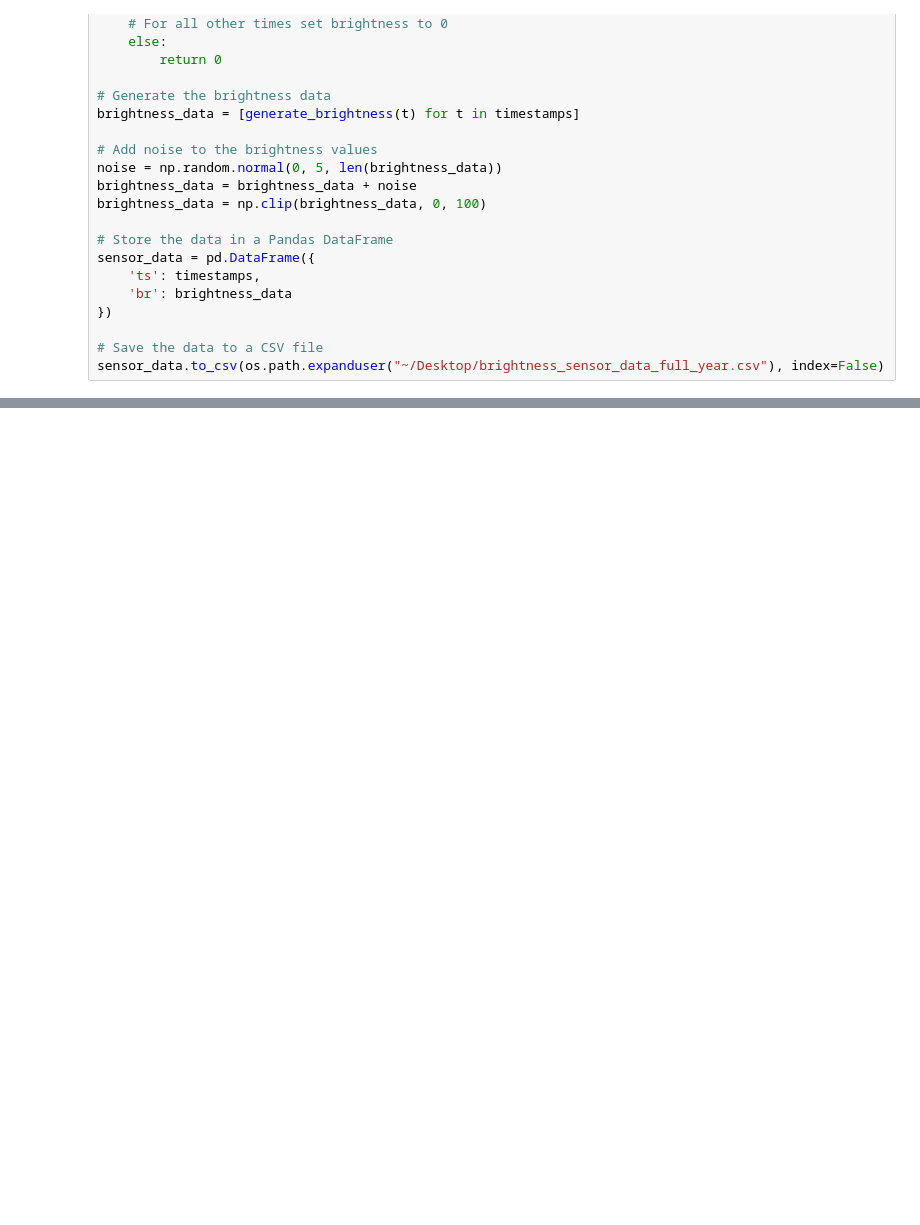
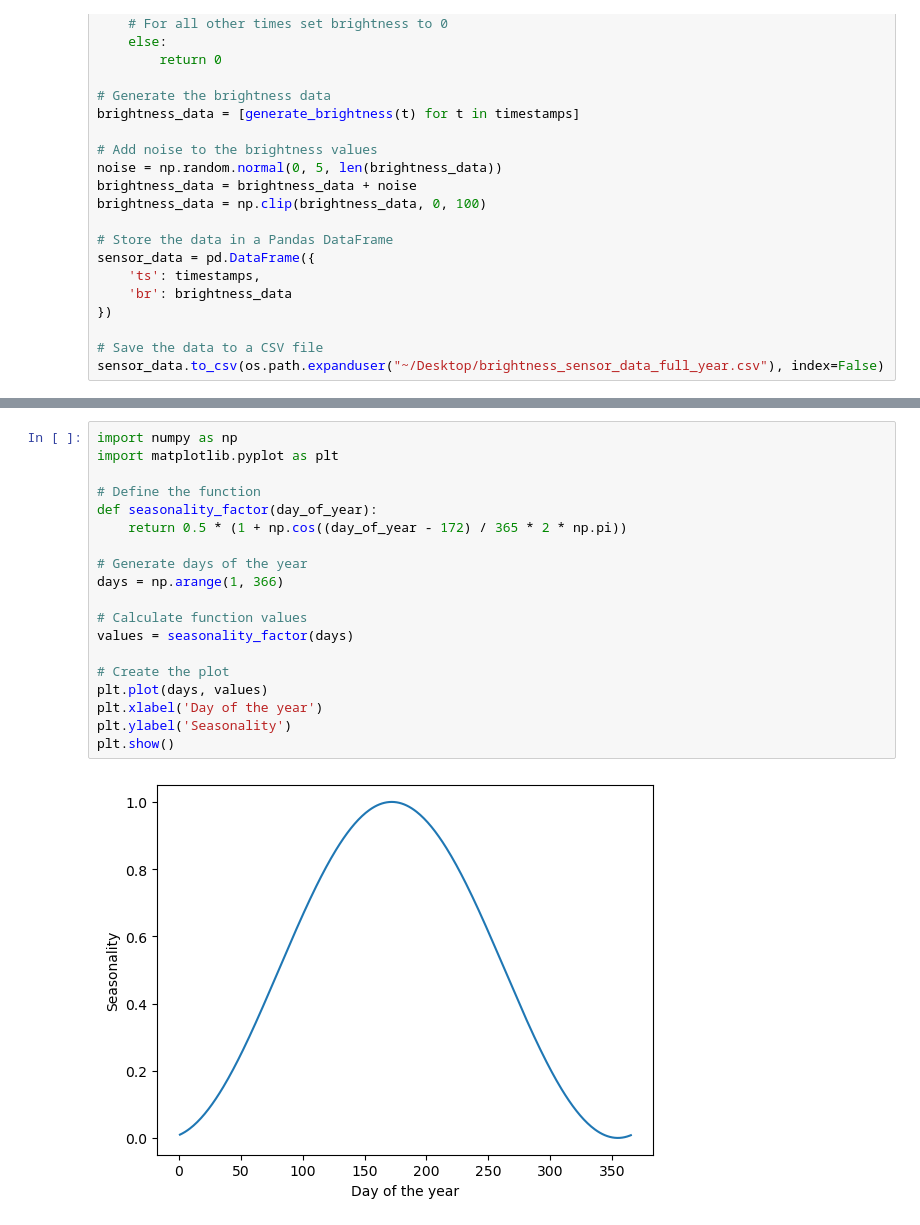
Before and after one commit to MmSie/IoT_Assignment3, a Jupyter notebook: main.ipynb, the cells around one changed output, grey strips where cells are left out. Drawn from its saved outputs; the diff is of its cells as text; blank space fills up the shorter version.

```diff
--- a/main.ipynb
+++ b/main.ipynb
@@ -124,6 +124,27 @@ sensor_data = pd.DataFrame({
 
 # Save the data to a CSV file
 sensor_data.to_csv(os.path.expanduser("~/Desktop/temperature_sensor_data_full_year.csv"), index=False)
+# %%
+import numpy as np
+import matplotlib.pyplot as plt
+
+# Define the function
+def seasonality_factor(day_of_year):
+    return 0.5 * (1 + np.cos((day_of_year - 172) / 365 * 2 * np.pi))
+
+# Generate days of the year
+days = np.arange(1, 366)
+
+# Calculate function values
+values = seasonality_factor(days)
+
+# Create the plot
+plt.plot(days, values)
+plt.xlabel('Day of the year')
+plt.ylabel('Seasonality')
+plt.show()
+# %% [output]
+[figure, added]
 # %%
 import numpy as np
 import matplotlib.pyplot as plt
```
Also changed, not shown: parts of 2 cells of this notebook, 1 other file.
